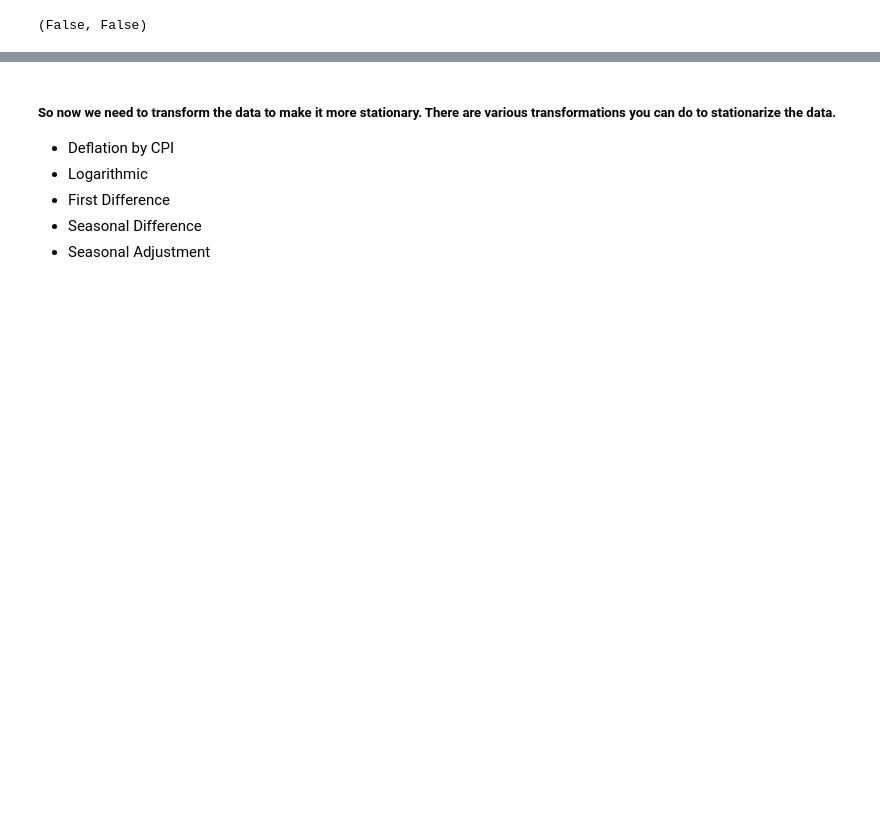
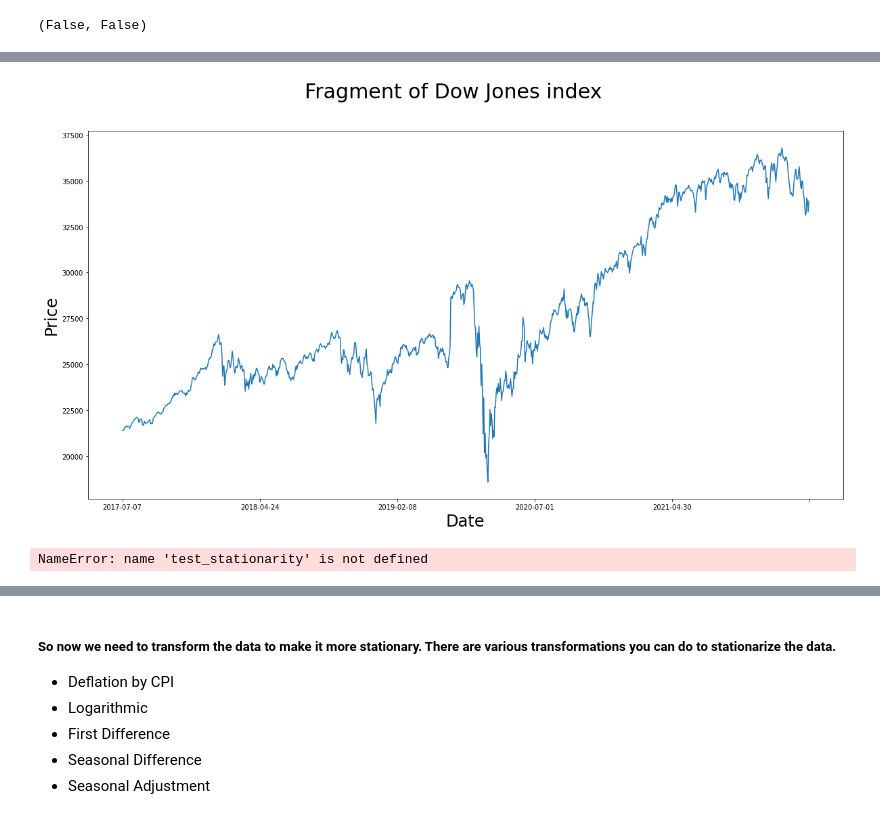
Before and after one commit to cncPomper/Engineering_thesis_code, a Jupyter notebook: src/Untitled.ipynb, the cells around one changed output, grey strips where cells are left out. Drawn from its saved outputs; the diff is of its cells as text; code cells hidden in the pictures; blank space fills up the shorter version.

```diff
--- a/src/Untitled.ipynb
+++ b/src/Untitled.ipynb
@@ -60,0 +729,20 @@ spy_ohlc_df.isnull().values.any(), dow_jones_ohlc_df.isnull().values.any(),
+# %%
+import matplotlib.dates as mdates
+
+fig, ax = plt.subplots()
+fig.suptitle("Fragment of Dow Jones index", fontsize=30)
+
+ax.plot(
+    'Date', 'Close', data=dow_jones_ohlc_df[-1000:]
+  )
+ax.set_ylabel('Price', fontsize=24)
+ax.set_xlabel('Date', fontsize=24)
+ax.xaxis.set_major_locator(plt.AutoLocator())
+
+plt.show()
+# %% [output]
+[figure, added]
+# %%
+test_stationarity(dow_jones_ohlc_df.Close[-1000:], window_size=7)
+# %% [output]
+NameError: name 'test_stationarity' is not defined
```
Also changed, not shown: parts of 129 cells of this notebook, 10 other files.
